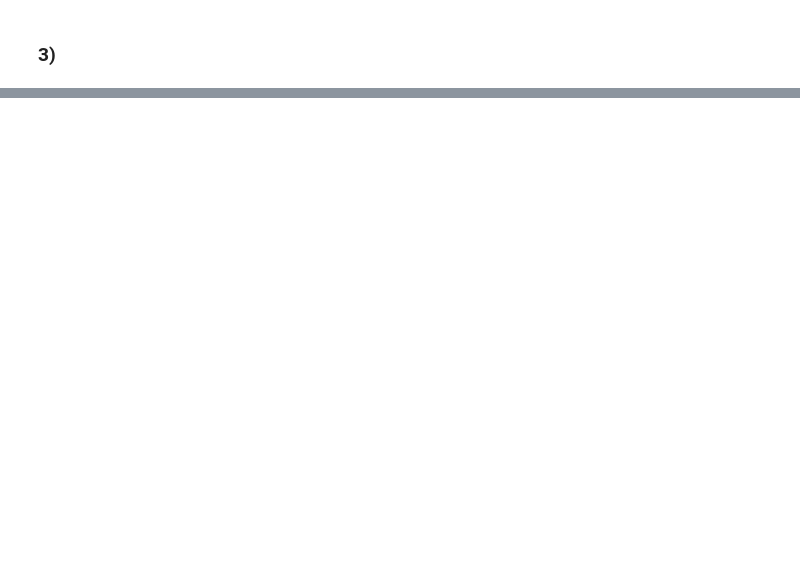
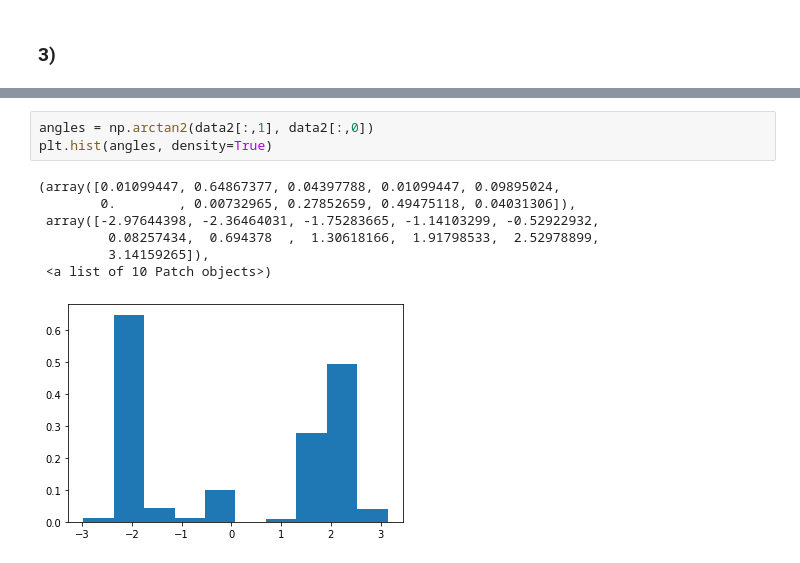
Before and after one commit to siriusted/GMM, a Jupyter notebook: Lab1.ipynb, the cells around one changed output, grey strips where cells are left out. Cells and saved outputs as stored; diff of their text form; blank space fills up the shorter version.

```diff
--- a/Lab1.ipynb
+++ b/Lab1.ipynb
@@ -248,0 +262,11 @@ plt.hist(y2, density=True)
+# %%
+angles = np.arctan2(data2[:,1], data2[:,0])
+plt.hist(angles, density=True)
+# %% [output]
+(array([0.01099447, 0.64867377, 0.04397788, 0.01099447, 0.09895024,
+        0.        , 0.00732965, 0.27852659, 0.49475118, 0.04031306]),
+ array([-2.97644398, -2.36464031, -1.75283665, -1.14103299, -0.52922932,
+         0.08257434,  0.694378  ,  1.30618166,  1.91798533,  2.52978899,
+         3.14159265]),
+ <a list of 10 Patch objects>)
+[figure, added]
```
Also changed, not shown: parts of 14 cells of this notebook.
